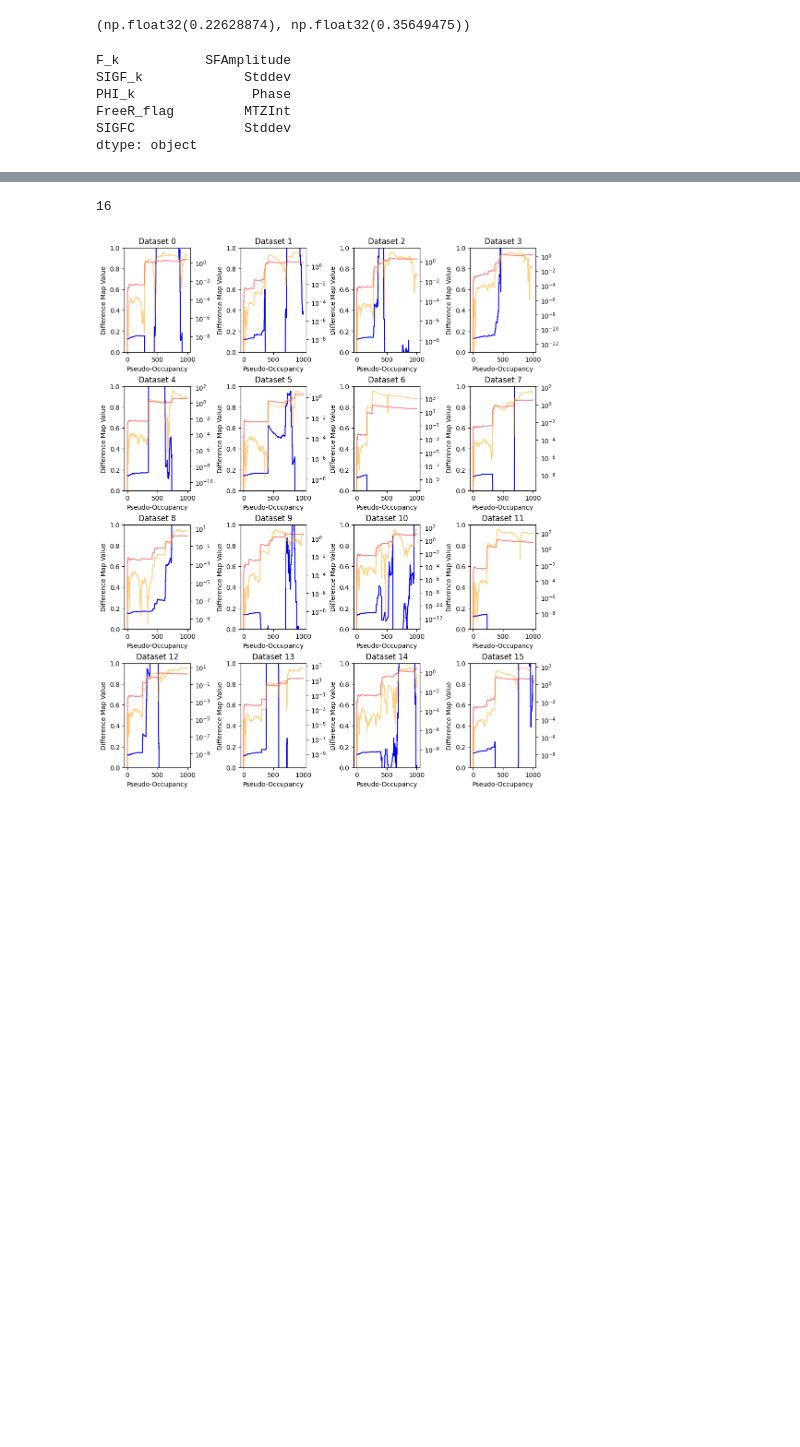
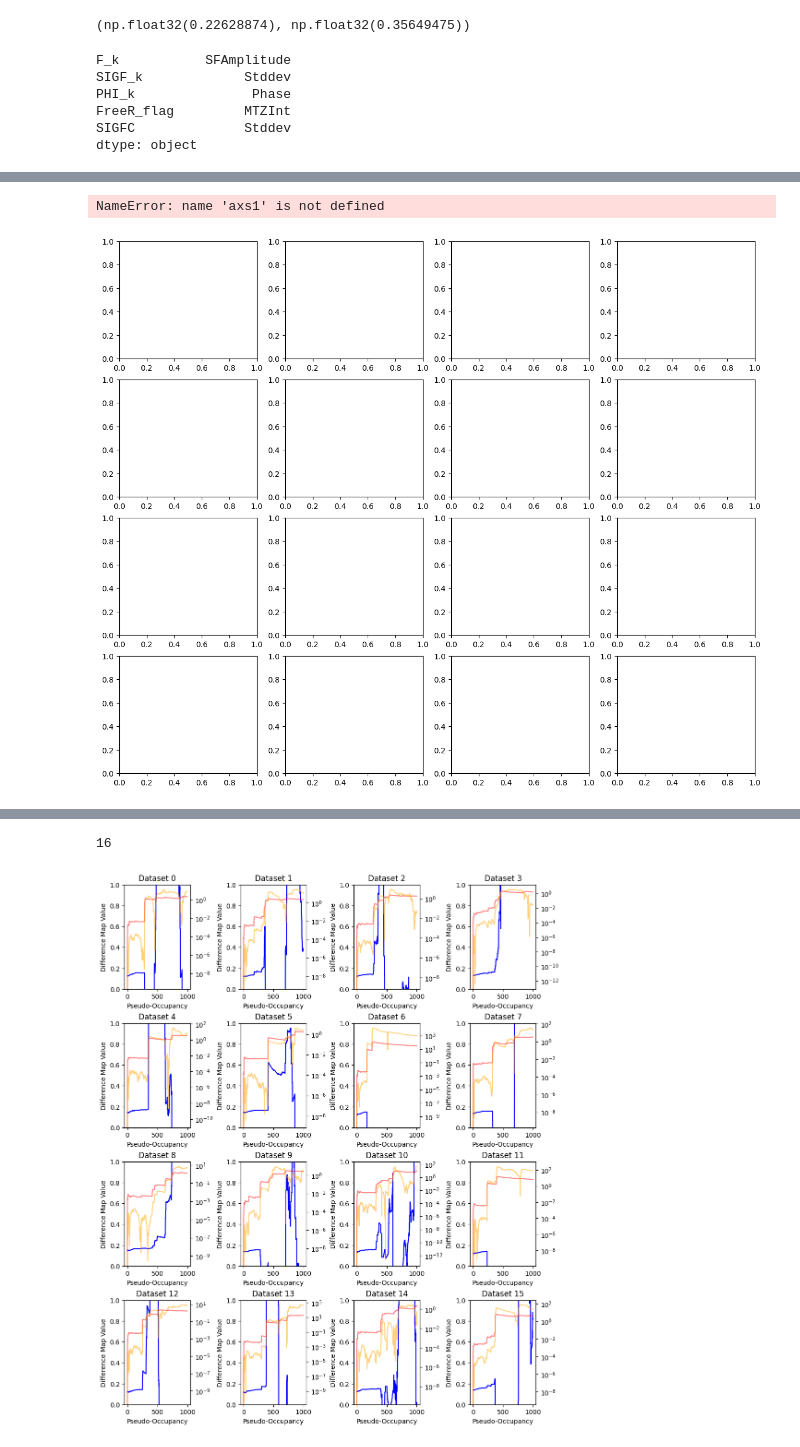
Before and after one commit to cvazz/occupancy-estimation, a Jupyter notebook: recent_work/noisy_synth_data_eval.ipynb, the cells around one changed output, grey strips where cells are left out. Cells and saved outputs as stored; diff of their text form; code cells hidden in the pictures; blank space fills up the shorter version.

```diff
--- a/2026/noisy_synth_data_eval.ipynb
+++ b/recent_work/noisy_synth_data_eval.ipynb
@@ -184,0 +214,15 @@ _ =fig.suptitle(title)
+# %%
+diff_clean_np = diff_clean.to_3d_numpy_map(map_sampling=3)
+# fig, ax  = plt.subplots(figsize=(6,6))
+# im = plt.imshow(diff_clean_np[0])
+# fig.colorbar(im)
+# fig1, axs1 = plt.subplots(4,4, figsize=(12,10), constrained_layout = True)
+fig2, axs2 = plt.subplots(4,4, figsize=(12,10), constrained_layout = True)
+for i, (dl, ax1, ax2) in enumerate(zip(list_of_dicts, axs1.flat, axs2.flat)):
+    pseudo = dl['pseudo_occupancy']
+    diff = -dl['diffmap_np']
+    im2 = ax2.imshow(diff[27])
+    fig2.colorbar(im2)
+# %% [output]
+NameError: name 'axs1' is not defined
+[figure, added]
```
Also changed, not shown: parts of 5 cells of this notebook, 2 other files.
